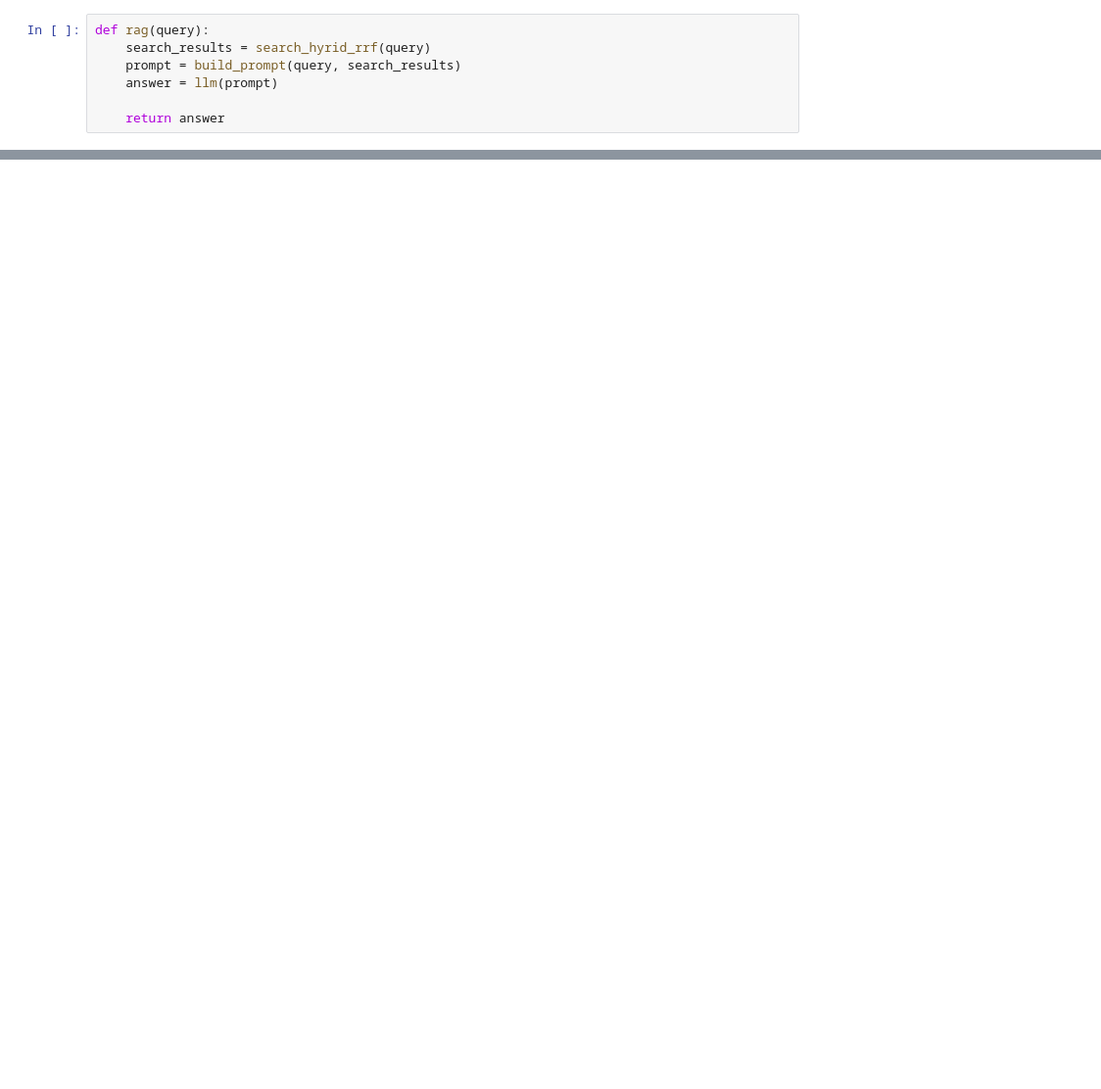
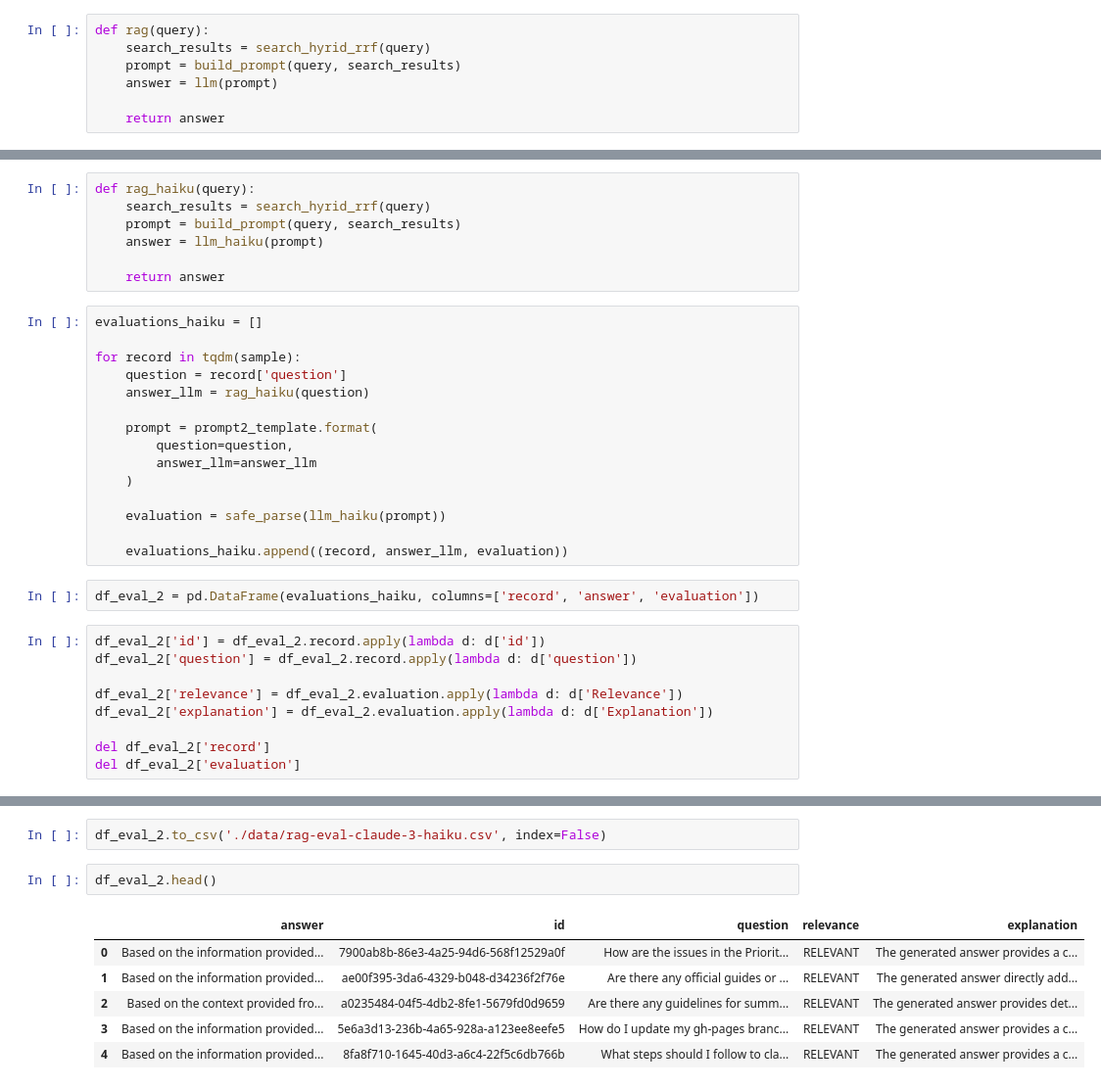
Before and after one commit to agutiernc/contributor_assistant, a Jupyter notebook: rag_test.ipynb, the cells around one changed output, grey strips where cells are left out. Shown at 98% size. Cells and saved outputs as stored; diff of their text form; blank space fills up the shorter version.

```diff
--- a/rag_test.ipynb
+++ b/rag_test.ipynb
@@ -472,0 +614,33 @@ The best way to find GitHub issues to work on is by checking the GitHub Project
+# %%
+def rag_haiku(query):
+    search_results = search_hyrid_rrf(query)
+    prompt = build_prompt(query, search_results)
+    answer = llm_haiku(prompt)
+
+    return answer
+# %%
+evaluations_haiku = []
+
+for record in tqdm(sample):
+    question = record['question']
+    answer_llm = rag_haiku(question)
+
+    prompt = prompt2_template.format(
+        question=question,
+        answer_llm=answer_llm
+    )
+
+    evaluation = safe_parse(llm_haiku(prompt))
+
+    evaluations_haiku.append((record, answer_llm, evaluation))
+# %%
+df_eval_2 = pd.DataFrame(evaluations_haiku, columns=['record', 'answer', 'evaluation'])
+# %%
+df_eval_2['id'] = df_eval_2.record.apply(lambda d: d['id'])
+df_eval_2['question'] = df_eval_2.record.apply(lambda d: d['question'])
+
+df_eval_2['relevance'] = df_eval_2.evaluation.apply(lambda d: d['Relevance'])
+df_eval_2['explanation'] = df_eval_2.evaluation.apply(lambda d: d['Explanation'])
+
+del df_eval_2['record']
+del df_eval_2['evaluation']
@@ -472,0 +661,11 @@ The best way to find GitHub issues to work on is by checking the GitHub Project
+# %%
+df_eval_2.to_csv('./data/rag-eval-claude-3-haiku.csv', index=False)
+# %%
+df_eval_2.head()
+# %% [output]
+|  | answer | id | question | relevance | explanation |
+| 0 | Based on the information provided... | 7900ab8b-86e3-4a25-94d6-568f12529a0f | How are the issues in the Priorit... | RELEVANT | The generated answer provides a c... |
+| 1 | Based on the information provided... | ae00f395-3da6-4329-b048-d34236f2f76e | Are there any official guides or ... | RELEVANT | The generated answer directly add... |
+| 2 | Based on the context provided fro... | a0235484-04f5-4db2-8fe1-5679fd0d9659 | Are there any guidelines for summ... | RELEVANT | The generated answer provides det... |
+| 3 | Based on the information provided... | 5e6a3d13-236b-4a65-928a-a123ee8eefe5 | How do I update my gh-pages branc... | RELEVANT | The generated answer provides a c... |
+| 4 | Based on the information provided... | 8fa8f710-1645-40d3-a6c4-22f5c6db766b | What steps should I follow to cla... | RELEVANT | The generated answer provides a c... |
```
Also changed, not shown: parts of 40 cells of this notebook, 2 other files.
